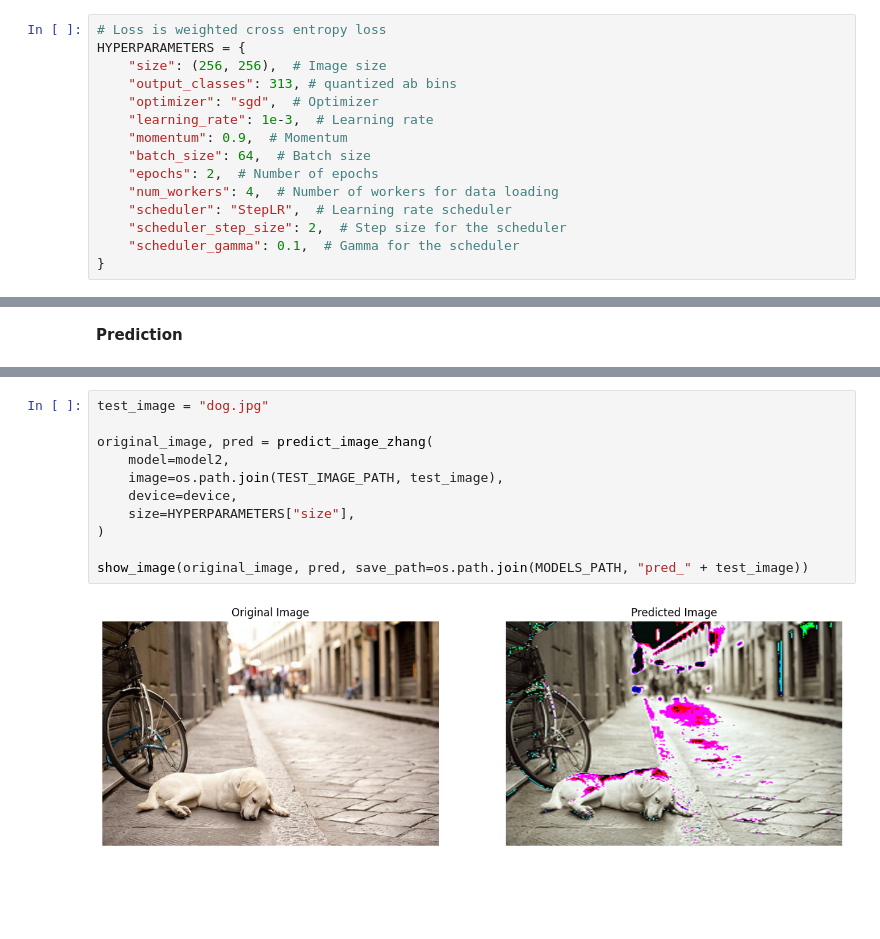
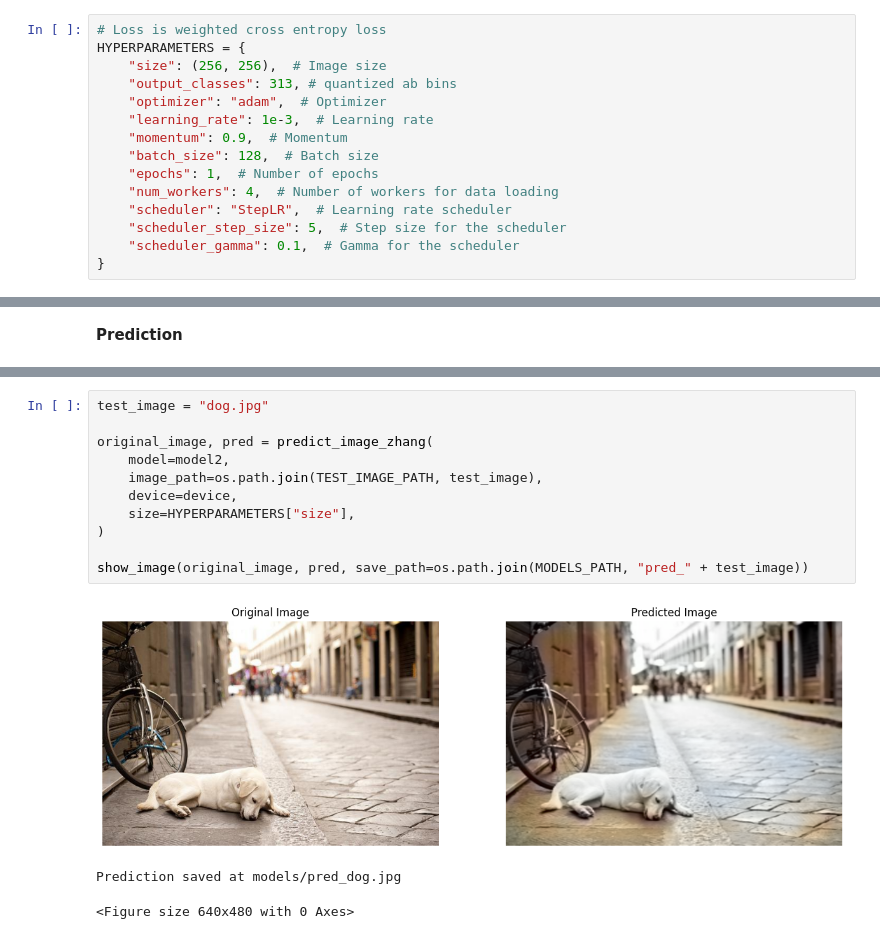
Before and after one commit to HenryECA/image_reconstruction, a Jupyter notebook: main_zhang.ipynb, the cells around one changed output, grey strips where cells are left out. Drawn from its saved outputs; the diff is of its cells as text; blank space fills up the shorter version.

Commit message:
first trained model zhang with good images

```diff
--- a/main_zhang.ipynb
+++ b/main_zhang.ipynb
@@ -37,14 +37,14 @@ device
 HYPERPARAMETERS = {
     "size": (256, 256),  # Image size
     "output_classes": 313, # quantized ab bins
-    "optimizer": "sgd",  # Optimizer
+    "optimizer": "adam",  # Optimizer
     "learning_rate": 1e-3,  # Learning rate
     "momentum": 0.9,  # Momentum
-    "batch_size": 64,  # Batch size
-    "epochs": 2,  # Number of epochs
+    "batch_size": 128,  # Batch size
+    "epochs": 1,  # Number of epochs
     "num_workers": 4,  # Number of workers for data loading
     "scheduler": "StepLR",  # Learning rate scheduler
-    "scheduler_step_size": 2,  # Step size for the scheduler
+    "scheduler_step_size": 5,  # Step size for the scheduler
     "scheduler_gamma": 0.1,  # Gamma for the scheduler
 }
 # %% [markdown]
@@ -239,13 +255,15 @@ PermissionError: [Errno 13] Permission denied: 'D:\\Documentos\\Carnegie Mellon\
 # %%
 test_image = "dog.jpg"
 
 original_image, pred = predict_image_zhang(
     model=model2,
-    image=os.path.join(TEST_IMAGE_PATH, test_image),
+    image_path=os.path.join(TEST_IMAGE_PATH, test_image),
     device=device,
     size=HYPERPARAMETERS["size"],
 )
 
 show_image(original_image, pred, save_path=os.path.join(MODELS_PATH, "pred_" + test_image))
 # %% [output]
-[figure, old version]
+[figure, new version]
+Prediction saved at models/pred_dog.jpg
+<Figure size 640x480 with 0 Axes>
```
Also changed, not shown: parts of 9 cells of this notebook, 12 other files.
